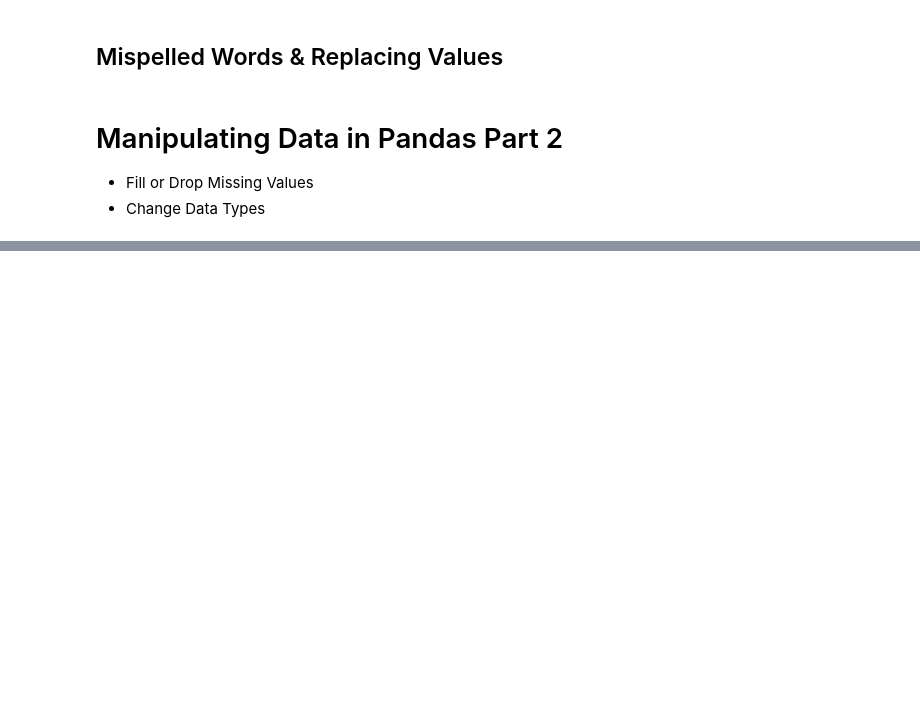
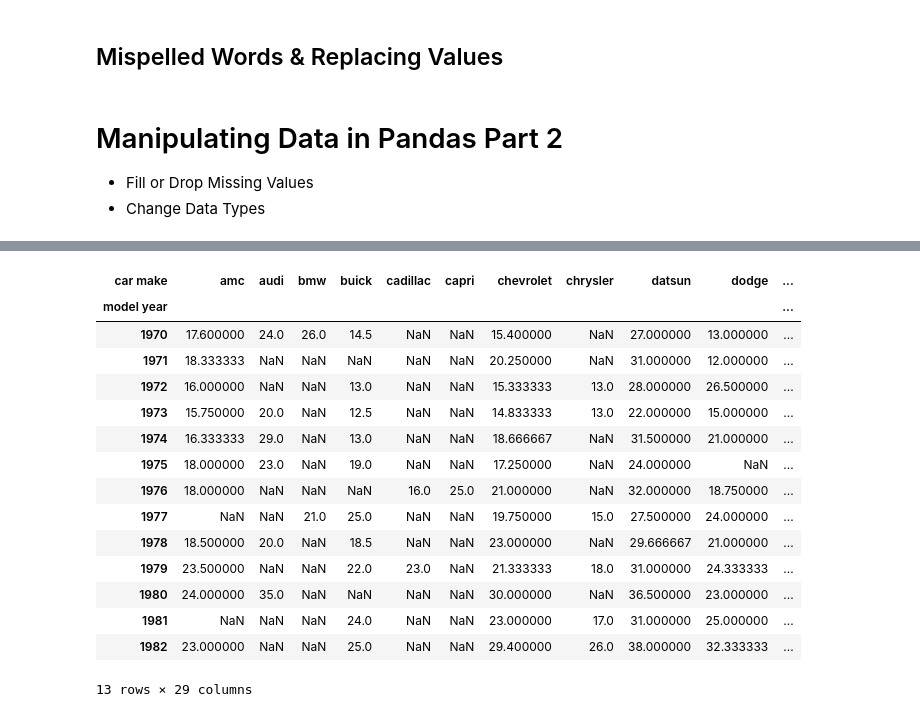
Before and after one commit to Data-Craftsmans-Guild/Python-For-Data-Engineers, a Jupyter notebook: Manipulating Data with Pandas.ipynb, the cells around one changed output, grey strips where cells are left out. Cells and saved outputs as stored; diff of their text form; code cells hidden in the pictures; blank space fills up the shorter version.

```diff
--- a/Manipulating Data with Pandas.ipynb
+++ b/Manipulating Data with Pandas.ipynb
@@ -83,0 +102,3 @@ data
+# %%
+data = pd.read_csv('Auto MPG Multi Column.csv',header=[0,1],index_col=[0])
+data
@@ -83,0 +115,3 @@ data
+# %%
+data = data.T
+data
@@ -83,0 +133,3 @@ data
+# %%
+data.reset_index(inplace=True)
+data
@@ -83,0 +150,20 @@ data
+# %%
+pivot = data.pivot(index='model year',columns='car make', values='mpg')
+pivot
+# %% [output]
+| car make | amc | audi | bmw | buick | cadillac | capri | chevrolet | chrysler | datsun | dodge | ... |
+| model year |  |  |  |  |  |  |  |  |  |  | ... |
+| 1970 | 17.600000 | 24.0 | 26.0 | 14.5 | NaN | NaN | 15.400000 | NaN | 27.000000 | 13.000000 | ... |
+| 1971 | 18.333333 | NaN | NaN | NaN | NaN | NaN | 20.250000 | NaN | 31.000000 | 12.000000 | ... |
+| 1972 | 16.000000 | NaN | NaN | 13.0 | NaN | NaN | 15.333333 | 13.0 | 28.000000 | 26.500000 | ... |
+| 1973 | 15.750000 | 20.0 | NaN | 12.5 | NaN | NaN | 14.833333 | 13.0 | 22.000000 | 15.000000 | ... |
+| 1974 | 16.333333 | 29.0 | NaN | 13.0 | NaN | NaN | 18.666667 | NaN | 31.500000 | 21.000000 | ... |
+| 1975 | 18.000000 | 23.0 | NaN | 19.0 | NaN | NaN | 17.250000 | NaN | 24.000000 | NaN | ... |
+| 1976 | 18.000000 | NaN | NaN | NaN | 16.0 | 25.0 | 21.000000 | NaN | 32.000000 | 18.750000 | ... |
+| 1977 | NaN | NaN | 21.0 | 25.0 | NaN | NaN | 19.750000 | 15.0 | 27.500000 | 24.000000 | ... |
+| 1978 | 18.500000 | 20.0 | NaN | 18.5 | NaN | NaN | 23.000000 | NaN | 29.666667 | 21.000000 | ... |
+| 1979 | 23.500000 | NaN | NaN | 22.0 | 23.0 | NaN | 21.333333 | 18.0 | 31.000000 | 24.333333 | ... |
+| 1980 | 24.000000 | 35.0 | NaN | NaN | NaN | NaN | 30.000000 | NaN | 36.500000 | 23.000000 | ... |
+| 1981 | NaN | NaN | NaN | 24.0 | NaN | NaN | 23.000000 | 17.0 | 31.000000 | 25.000000 | ... |
+| 1982 | 23.000000 | NaN | NaN | 25.0 | NaN | NaN | 29.400000 | 26.0 | 38.000000 | 32.333333 | ... |
+13 rows × 29 columns
```
Also changed, not shown: parts of 9 cells of this notebook.
